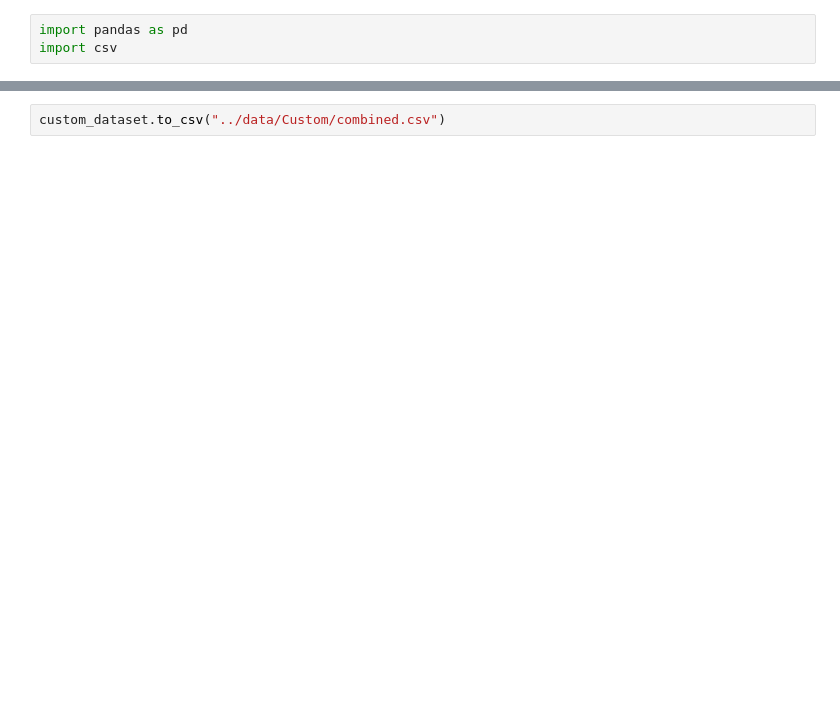
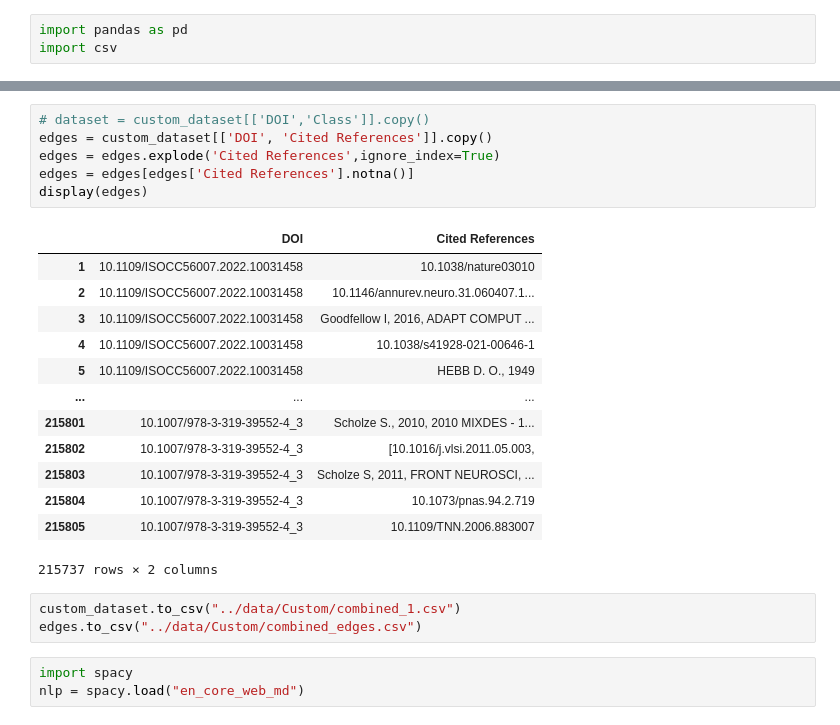
Before and after one commit to rreece15/Collaborative-Networks-In-Machine-Learning, a Jupyter notebook: parsing/custom_parse.ipynb, the cells around one changed output, grey strips where cells are left out. Drawn from its saved outputs; the diff is of its cells as text; blank space fills up the shorter version.

```diff
--- a/parsing/custom_parse.ipynb
+++ b/parsing/custom_parse.ipynb
@@ -137,2 +197,26 @@ display(custom_dataset)
+# %%
+# dataset = custom_dataset[['DOI','Class']].copy()
+edges = custom_dataset[['DOI', 'Cited References']].copy()
+edges = edges.explode('Cited References',ignore_index=True)
+edges = edges[edges['Cited References'].notna()]
+display(edges)
+# %% [output]
+|  | DOI | Cited References |
+| 1 | 10.1109/ISOCC56007.2022.10031458 | 10.1038/nature03010 |
+| 2 | 10.1109/ISOCC56007.2022.10031458 | 10.1146/annurev.neuro.31.060407.1... |
+| 3 | 10.1109/ISOCC56007.2022.10031458 | Goodfellow I, 2016, ADAPT COMPUT ... |
+| 4 | 10.1109/ISOCC56007.2022.10031458 | 10.1038/s41928-021-00646-1 |
+| 5 | 10.1109/ISOCC56007.2022.10031458 | HEBB D. O., 1949 |
+| ... | ... | ... |
+| 215801 | 10.1007/978-3-319-39552-4_3 | Scholze S., 2010, 2010 MIXDES - 1... |
+| 215802 | 10.1007/978-3-319-39552-4_3 | [10.1016/j.vlsi.2011.05.003, |
+| 215803 | 10.1007/978-3-319-39552-4_3 | Scholze S, 2011, FRONT NEUROSCI, ... |
+| 215804 | 10.1007/978-3-319-39552-4_3 | 10.1073/pnas.94.2.719 |
+| 215805 | 10.1007/978-3-319-39552-4_3 | 10.1109/TNN.2006.883007 |
+215737 rows × 2 columns
 # %%
-custom_dataset.to_csv("../data/Custom/combined.csv")
+custom_dataset.to_csv("../data/Custom/combined_1.csv")
+edges.to_csv("../data/Custom/combined_edges.csv")
+# %%
+import spacy
+nlp = spacy.load("en_core_web_md")
```
Also changed, not shown: parts of 9 cells of this notebook, 3 other files.
